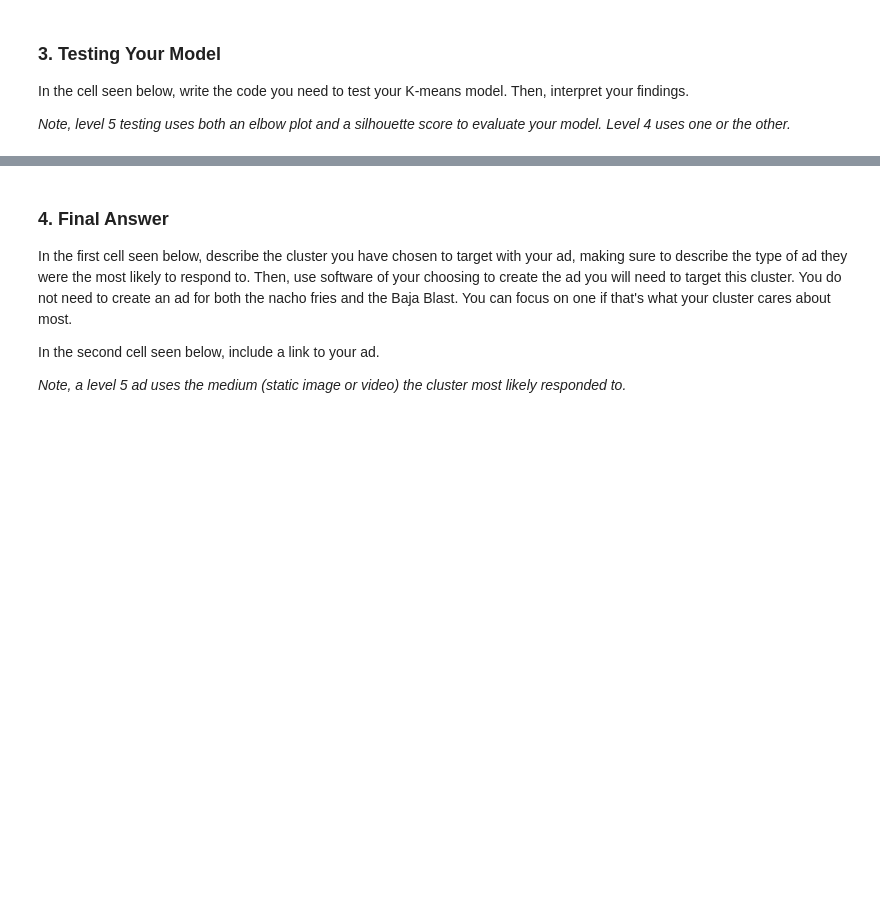
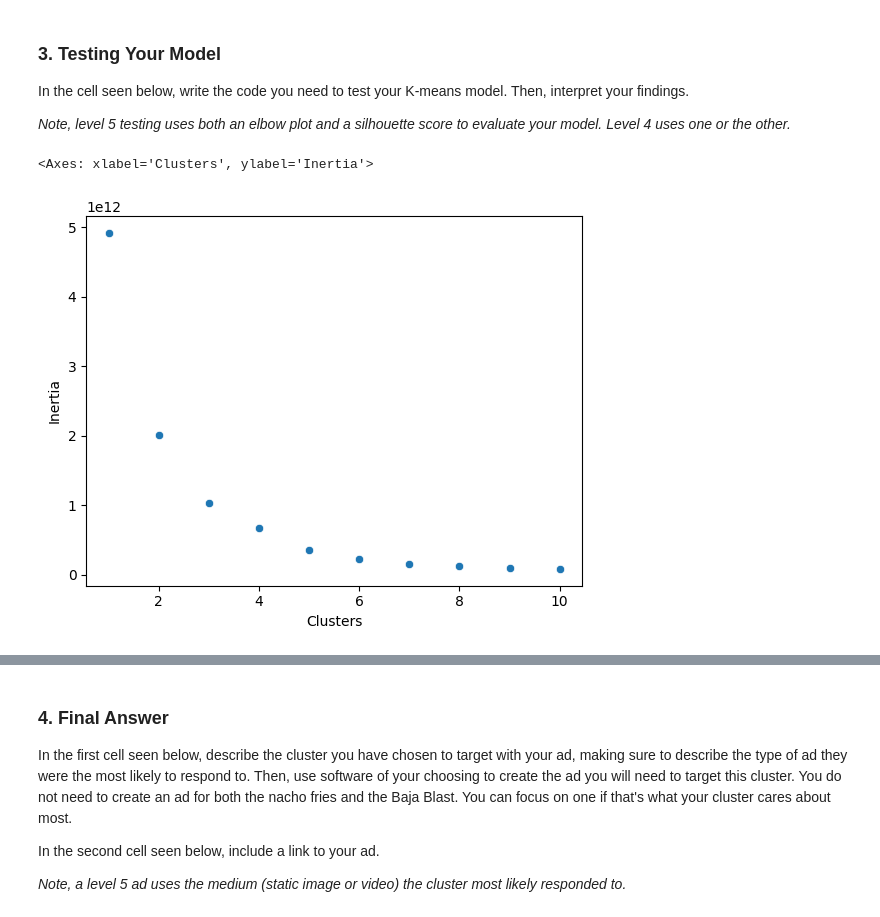
Before and after one commit to ReverseRasterization/AI, a Jupyter notebook: Semester 2/Machine Learning/Targeted Ads/RFP_2_Template.ipynb, the cells around one changed output, grey strips where cells are left out. Cells and saved outputs as stored; diff of their text form; code cells hidden in the pictures; blank space fills up the shorter version.

```diff
--- a/Semester 2/Machine Learning/Targeted Ads/RFP_2_Template.ipynb
+++ b/Semester 2/Machine Learning/Targeted Ads/RFP_2_Template.ipynb
@@ -116,2 +53,7 @@ Ideas: Group age by items purchased
 # %%
 # Train model here.
+train_df, _ = train_test_split(df[df['Occurance'] > 0], test_size=0.3, random_state=42)
+train_df = train_df[["income", "age", "ad_type_id", "ad_medium_id", "ad_response"]]
+
+model = KMeans(n_clusters=2)
+model.fit(train_df)
@@ -124,3 +77,21 @@ In the cell seen below, write the code you need to test your K-means model. Then
 *Note, level 5 testing uses both an elbow plot and a silhouette score to evaluate your model. Level 4 uses one or the other.*
 # %%
 # Test model here.
+
+plot = {
+    'Clusters': range(1,11),
+    'Inertia': []
+}
+
+wcss = []
+k_values = range(1,11)
+
+for k in k_values:
+    kmeans = KMeans(n_clusters=k)
+    kmeans.fit(train_df)
+    plot['Inertia'].append(kmeans.inertia_)
+
+sb.scatterplot(data = pd.DataFrame(plot), x='Clusters', y='Inertia')
+# %% [output]
+<Axes: xlabel='Clusters', ylabel='Inertia'>
+[figure, added]
```
Also changed, not shown: parts of 12 cells of this notebook, 2 other files.
